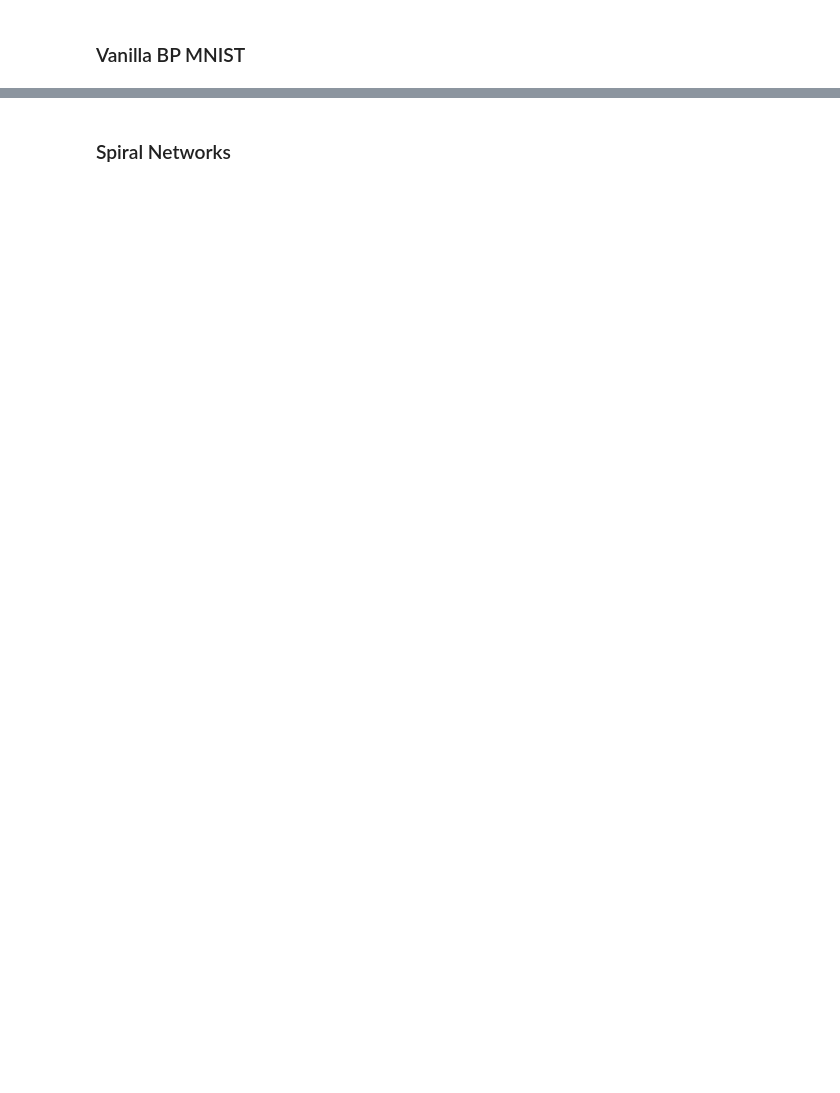
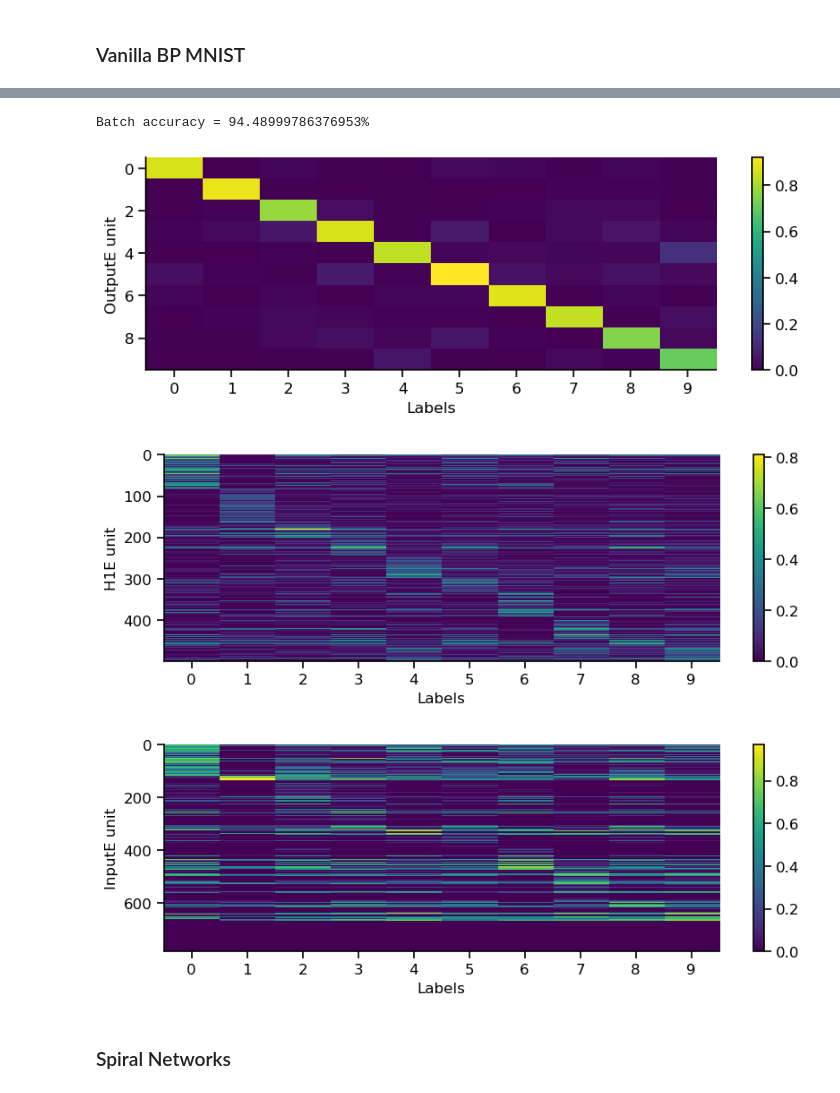
Before and after one commit to Milstein-Lab/EIANN, a Jupyter notebook: EIANN/notebooks/spiral_testing.ipynb, the cells around one changed output, grey strips where cells are left out. Cells and saved outputs as stored; diff of their text form; code cells hidden in the pictures; blank space fills up the shorter version.

```diff
--- a/EIANN/notebooks/spiral_testing.ipynb
+++ b/EIANN/notebooks/spiral_testing.ipynb
@@ -45,5 +49,10 @@ plt.plot(bp_network.val_loss_history)
 # %%
-pt.plot_batch_accuracy(bp_network, test_dataloader, population='H1E')
+pt.plot_batch_accuracy(bp_network, test_dataloader, population='all')
+# %% [output]
+Batch accuracy = 94.48999786376953%
+[figure, added]
+[figure, added]
+[figure, added]
 # %% [markdown]
 ### Spiral Networks
 # %%
```
Also changed, not shown: parts of 8 cells of this notebook, 3 other files.
